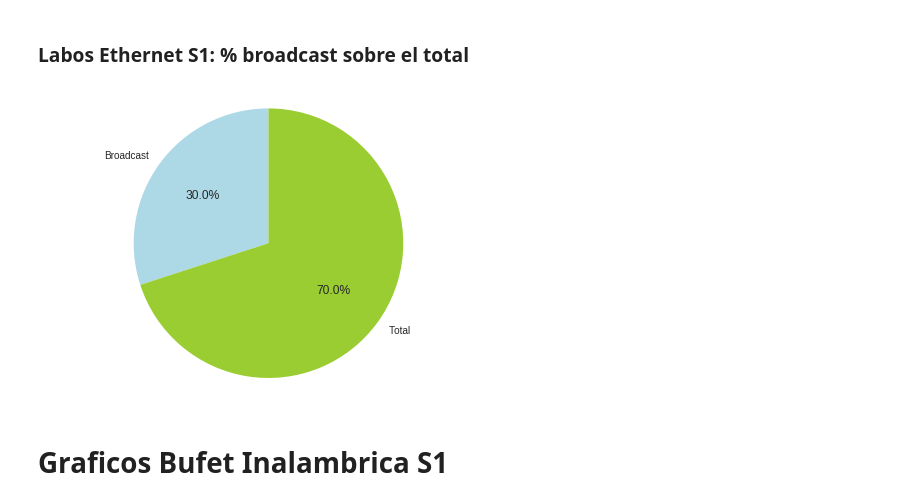
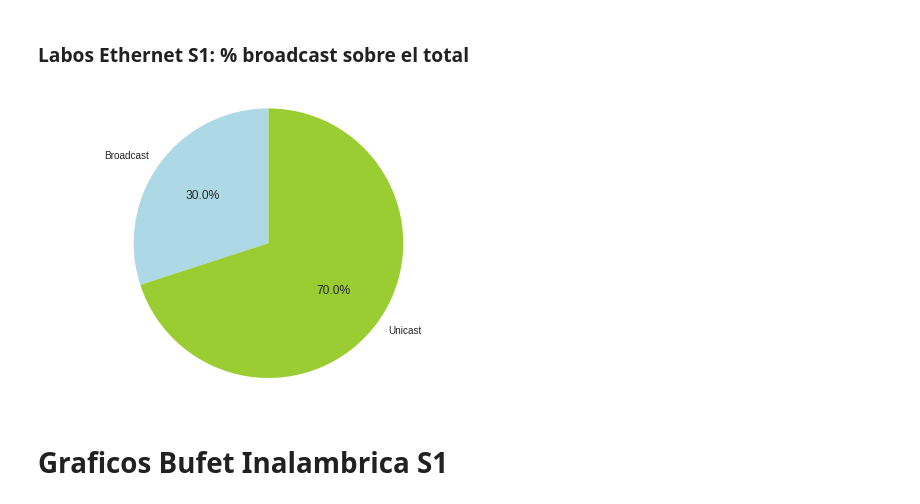
Before and after one commit to a-lavia/redes, a Jupyter notebook: tp1/tools/Graficos-s1.ipynb, the cells around one changed output. Saved outputs shown, nothing was run; the diff lists cells and outputs as text; code cells hidden in the pictures.

Commit message:
Cambio en piechart, total a unicast

```diff
--- a/tp1/tools/Graficos-s1.ipynb
+++ b/tp1/tools/Graficos-s1.ipynb
@@ -94,19 +94,19 @@ plt.show()
 # %%
 sumBrEther = sum(dfTableEthernet[dfTableEthernet['symbol'].str.contains('broadcast')]['probability'])*100
 #probabilidad broadcast, probabilidad total - broadcast
 sizesEther = [sumBrEther, 100 - sumBrEther]
 
-labels = 'Broadcast', 'Total'
+labels = 'Broadcast', 'Unicast'
 explode = [0,0]
 
 fig1, ax1 = plt.subplots()
 ax1.pie(sizesEther, explode=explode, labels=labels, autopct='%1.1f%%',
         shadow=False, startangle=90, colors=['lightblue', 'yellowgreen'])
 ax1.axis('equal')  # Equal aspect ratio ensures that pie is drawn as a circle.
 
 plt.show()
 # %% [output]
-[figure, old version]
+[figure, new version]
 # %% [markdown]
 # Graficos Bufet Inalambrica S1
 # %%
```
Also changed, not shown: parts of 2 cells of this notebook.
